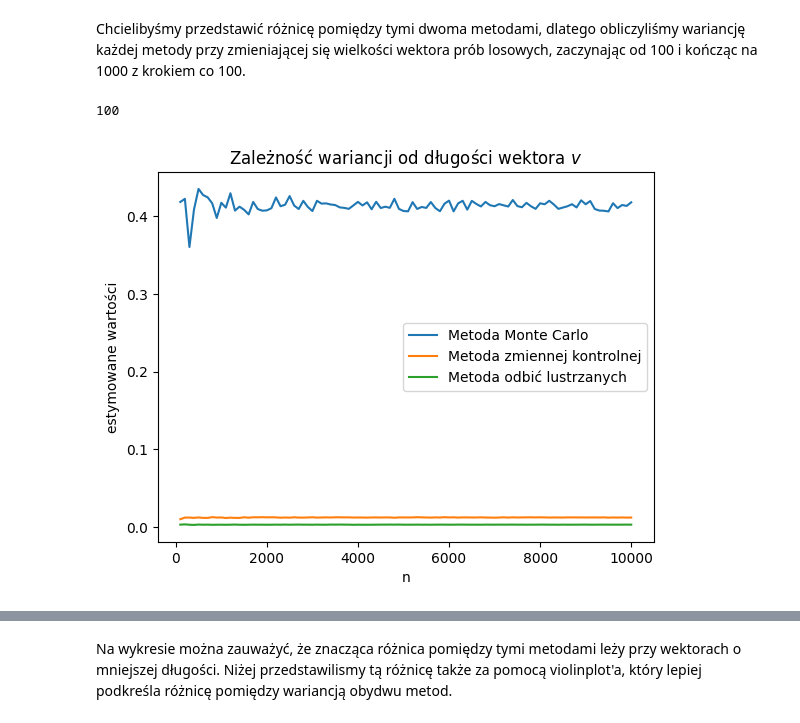
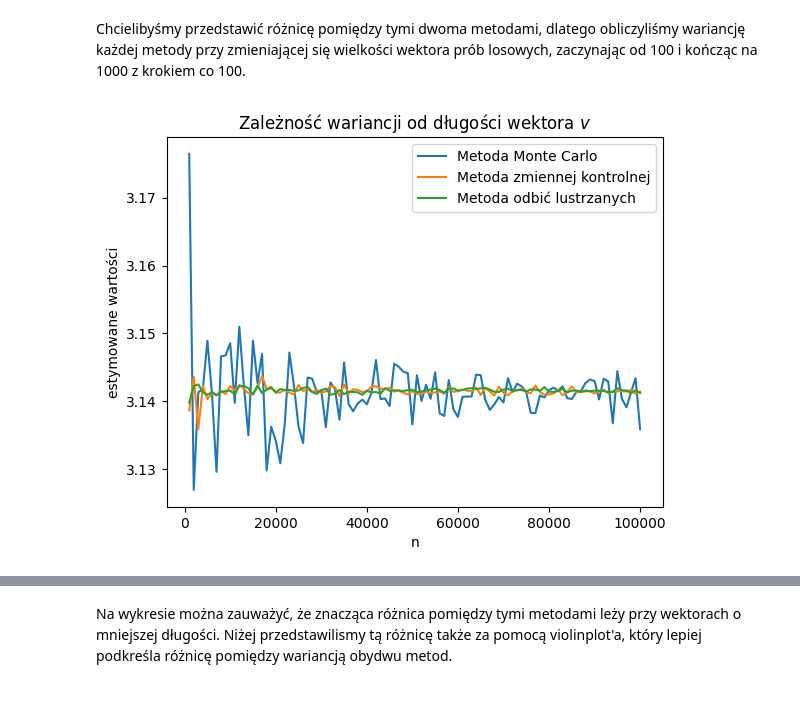
Before and after one commit to piotrczech/report-1-computer-simulations, a Jupyter notebook: main.ipynb, the cells around one changed output, grey strips where cells are left out. Drawn from its saved outputs; the diff is of its cells as text; code cells hidden in the pictures.

```diff
--- a/main.ipynb
+++ b/main.ipynb
@@ -701,26 +701,24 @@ plt.tight_layout()
 # %% [markdown]
 Chcielibyśmy przedstawić różnicę pomiędzy tymi dwoma metodami, dlatego obliczyliśmy wariancję każdej metody przy zmieniającej się wielkości wektora prób losowych, zaczynając od 100 i kończąc na 1000 z krokiem co 100.
 # %%
-sample_sizes = np.arange(1,101)*100
-print(sample_sizes[0])
+sample_sizes = np.arange(1,101)*1000
 estims1=np.zeros(100)
 estims2=np.zeros(100)
 estims3=np.zeros(100)
 
 for i in range(100):
-    estims1[i] = np.var(f(np.random.random(sample_sizes[i])))
-    estims2[i] = np.var(control(sample_sizes[i]))
-    estims3[i] = np.var(mirror(sample_sizes[i]))
+    estims1[i] = np.mean(f(np.random.random(sample_sizes[i])))
+    estims2[i] = np.mean(control(sample_sizes[i]))
+    estims3[i] = np.mean(mirror(sample_sizes[i]))
 
 plot = plt.subplot()
 plt.plot(sample_sizes,estims1, label = "Metoda Monte Carlo")
 plt.plot(sample_sizes,estims2, label = "Metoda zmiennej kontrolnej")
 plt.plot(sample_sizes,estims3, label = "Metoda odbić lustrzanych")
 plot.set_xlabel("n")
 plot.set_ylabel("estymowane wartości")
 plt.title("Zależność wariancji od długości wektora $v$")
 plt.legend()
 plt.show()
 # %% [output]
-100
-[figure, old version]
+[figure, new version]
```
Also changed, not shown: parts of 3 cells of this notebook.
